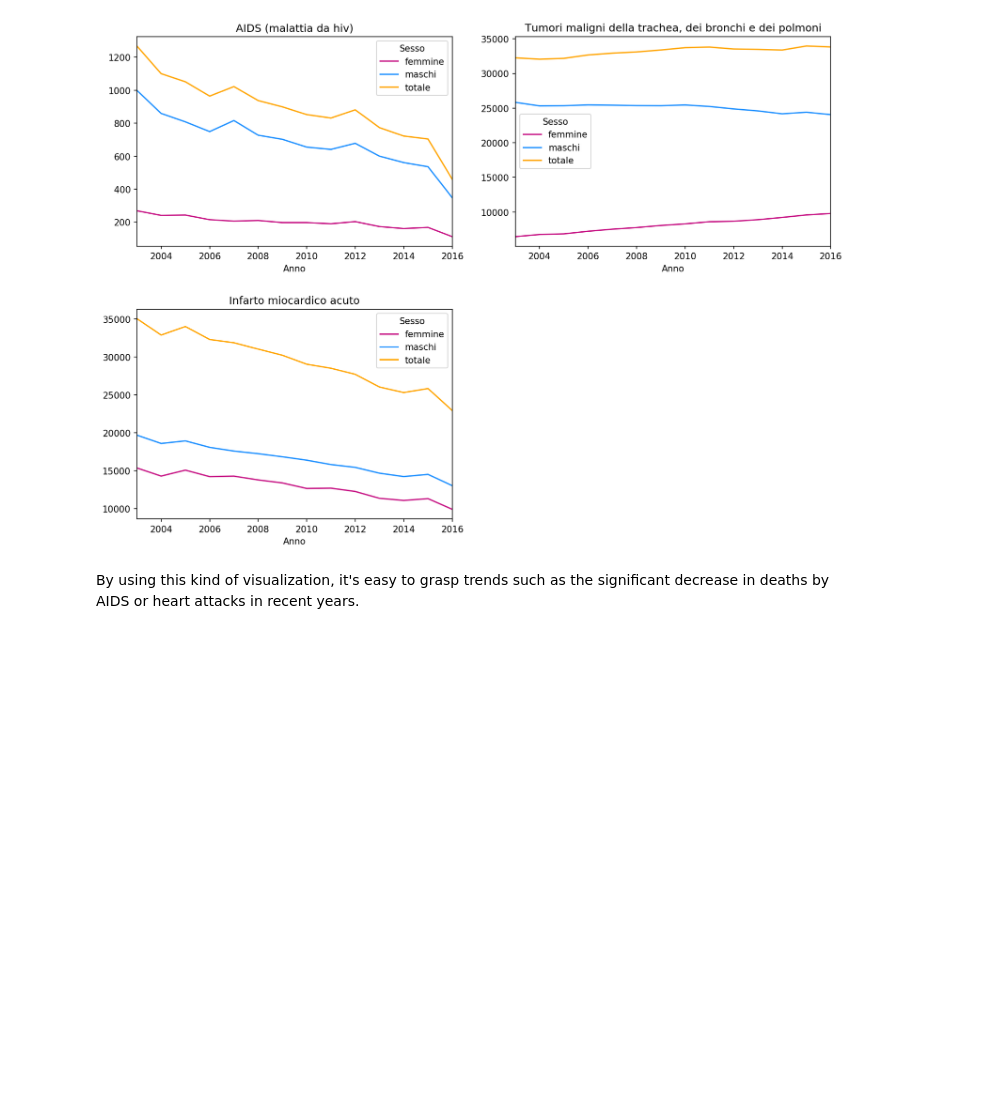
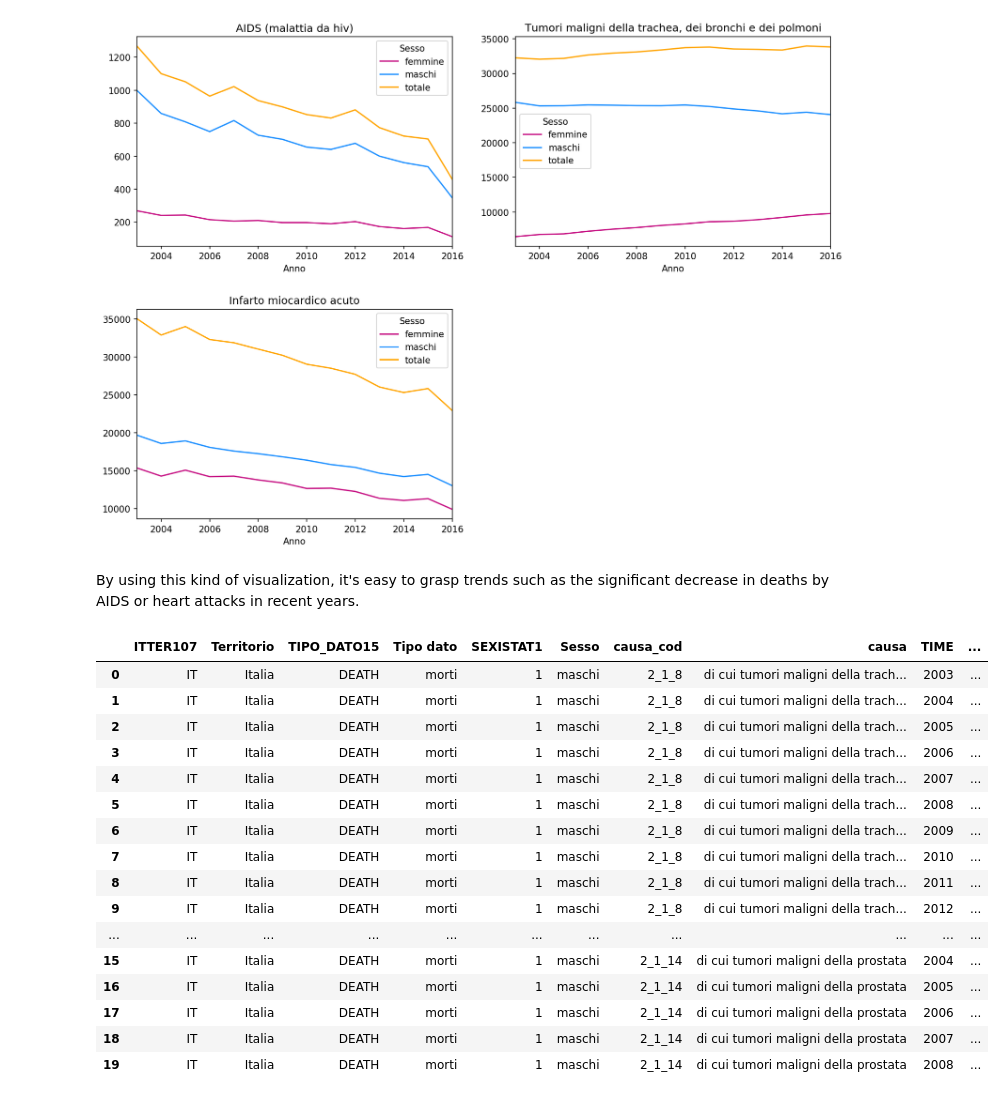
Before and after one commit to pagopa-archive/nteract-on-ckan, a Jupyter notebook: open-notebooks-example/italy_mortality.ipynb, the cells around one changed output. Drawn from its saved outputs; the diff is of its cells as text; code cells hidden in the pictures; blank space fills up the shorter version.

Commit message:
Added some analysis on mortality

```diff
--- a/open-notebooks-example/italy_mortality.ipynb
+++ b/open-notebooks-example/italy_mortality.ipynb
@@ -279,3 +279,27 @@ trend_infarti_p.plot(ax=axs[1, 0], color=['mediumvioletred', 'dodgerblue', 'oran
 [figure]
 # %% [markdown]
 By using this kind of visualization, it's easy to grasp trends such as the significant decrease in deaths by AIDS or heart attacks in recent years.
+# %%
+national_mortality_ts = pd.read_csv(os.path.join('mortality', 'italia_morte_timeseries.csv'))
+national_mortality_ts.columns = ['causa' if x=='Causa iniziale di morte - European Short List' else
+                       'causa_cod' if x=='CAUSEMORTE_SL' else
+                       x for x in national_mortality_ts.columns]
+national_mortality_ts.head(20)
+# %% [output]
+|  | ITTER107 | Territorio | TIPO_DATO15 | Tipo dato | SEXISTAT1 | Sesso | causa_cod | causa | TIME | ... |
+| 0 | IT | Italia | DEATH | morti | 1 | maschi | 2_1_8 | di cui tumori maligni della trach... | 2003 | ... |
+| 1 | IT | Italia | DEATH | morti | 1 | maschi | 2_1_8 | di cui tumori maligni della trach... | 2004 | ... |
+| 2 | IT | Italia | DEATH | morti | 1 | maschi | 2_1_8 | di cui tumori maligni della trach... | 2005 | ... |
+| 3 | IT | Italia | DEATH | morti | 1 | maschi | 2_1_8 | di cui tumori maligni della trach... | 2006 | ... |
+| 4 | IT | Italia | DEATH | morti | 1 | maschi | 2_1_8 | di cui tumori maligni della trach... | 2007 | ... |
+| 5 | IT | Italia | DEATH | morti | 1 | maschi | 2_1_8 | di cui tumori maligni della trach... | 2008 | ... |
+| 6 | IT | Italia | DEATH | morti | 1 | maschi | 2_1_8 | di cui tumori maligni della trach... | 2009 | ... |
+| 7 | IT | Italia | DEATH | morti | 1 | maschi | 2_1_8 | di cui tumori maligni della trach... | 2010 | ... |
+| 8 | IT | Italia | DEATH | morti | 1 | maschi | 2_1_8 | di cui tumori maligni della trach... | 2011 | ... |
+| 9 | IT | Italia | DEATH | morti | 1 | maschi | 2_1_8 | di cui tumori maligni della trach... | 2012 | ... |
+| ... | ... | ... | ... | ... | ... | ... | ... | ... | ... | ... |
+| 15 | IT | Italia | DEATH | morti | 1 | maschi | 2_1_14 | di cui tumori maligni della prostata | 2004 | ... |
+| 16 | IT | Italia | DEATH | morti | 1 | maschi | 2_1_14 | di cui tumori maligni della prostata | 2005 | ... |
+| 17 | IT | Italia | DEATH | morti | 1 | maschi | 2_1_14 | di cui tumori maligni della prostata | 2006 | ... |
+| 18 | IT | Italia | DEATH | morti | 1 | maschi | 2_1_14 | di cui tumori maligni della prostata | 2007 | ... |
+| 19 | IT | Italia | DEATH | morti | 1 | maschi | 2_1_14 | di cui tumori maligni della prostata | 2008 | ... |
```
Also changed, not shown: parts of 10 cells of this notebook, 1 other file.
